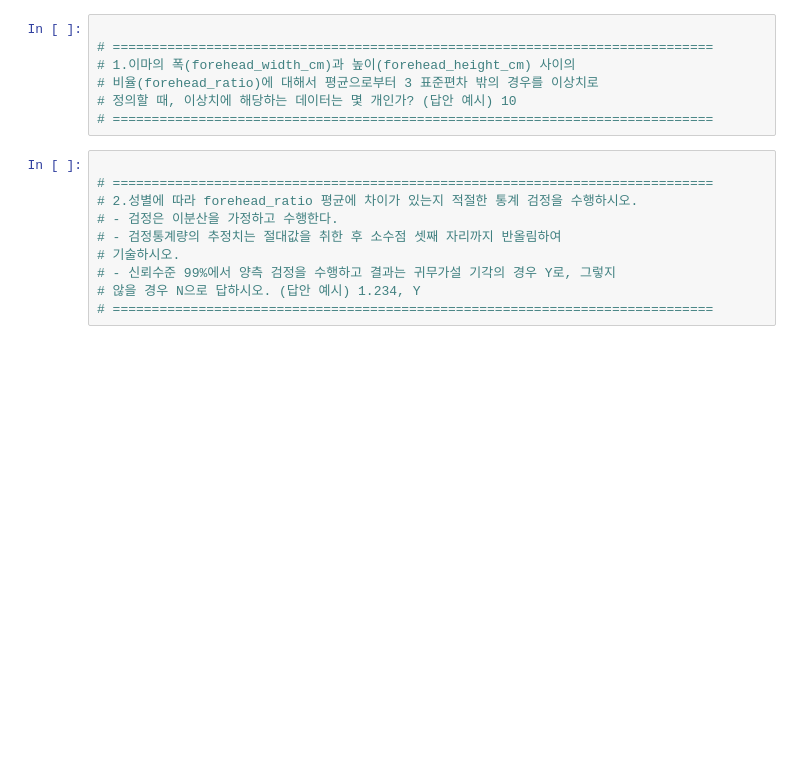
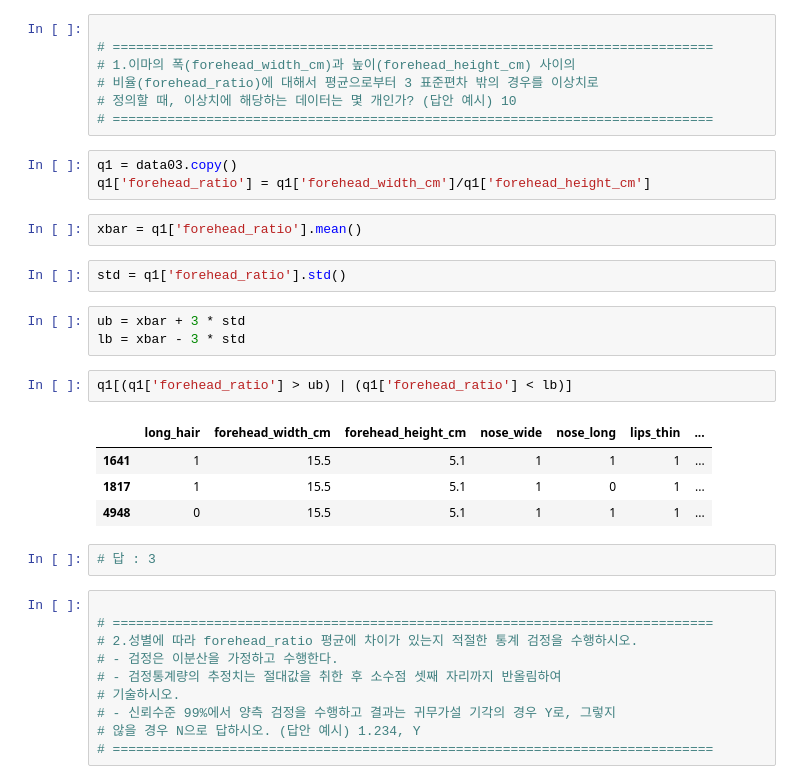
Before and after one commit to korilla2/TIL, a Jupyter notebook: 기본강의/prods/Set01_Set05.ipynb, the cells around one changed output. Drawn from its saved outputs; the diff is of its cells as text; blank space fills up the shorter version.

```diff
--- a/기본강의/prods/Set01_Set05.ipynb
+++ b/기본강의/prods/Set01_Set05.ipynb
@@ -396,6 +493,25 @@ import pandas as pd
 # 비율(forehead_ratio)에 대해서 평균으로부터 3 표준편차 밖의 경우를 이상치로
 # 정의할 때, 이상치에 해당하는 데이터는 몇 개인가? (답안 예시) 10
 # =============================================================================
+# %%
+q1 = data03.copy()
+q1['forehead_ratio'] = q1['forehead_width_cm']/q1['forehead_height_cm']
+# %%
+xbar = q1['forehead_ratio'].mean()
+# %%
+std = q1['forehead_ratio'].std()
+# %%
+ub = xbar + 3 * std
+lb = xbar - 3 * std
+# %%
+q1[(q1['forehead_ratio'] > ub) | (q1['forehead_ratio'] < lb)]
+# %% [output]
+|  | long_hair | forehead_width_cm | forehead_height_cm | nose_wide | nose_long | lips_thin | ... |
+| 1641 | 1 | 15.5 | 5.1 | 1 | 1 | 1 | ... |
+| 1817 | 1 | 15.5 | 5.1 | 1 | 0 | 1 | ... |
+| 4948 | 0 | 15.5 | 5.1 | 1 | 1 | 1 | ... |
+# %%
+# 답 : 3
 # %%
 
 # =============================================================================
```
Also changed, not shown: parts of 37 cells of this notebook, 2 other files.
